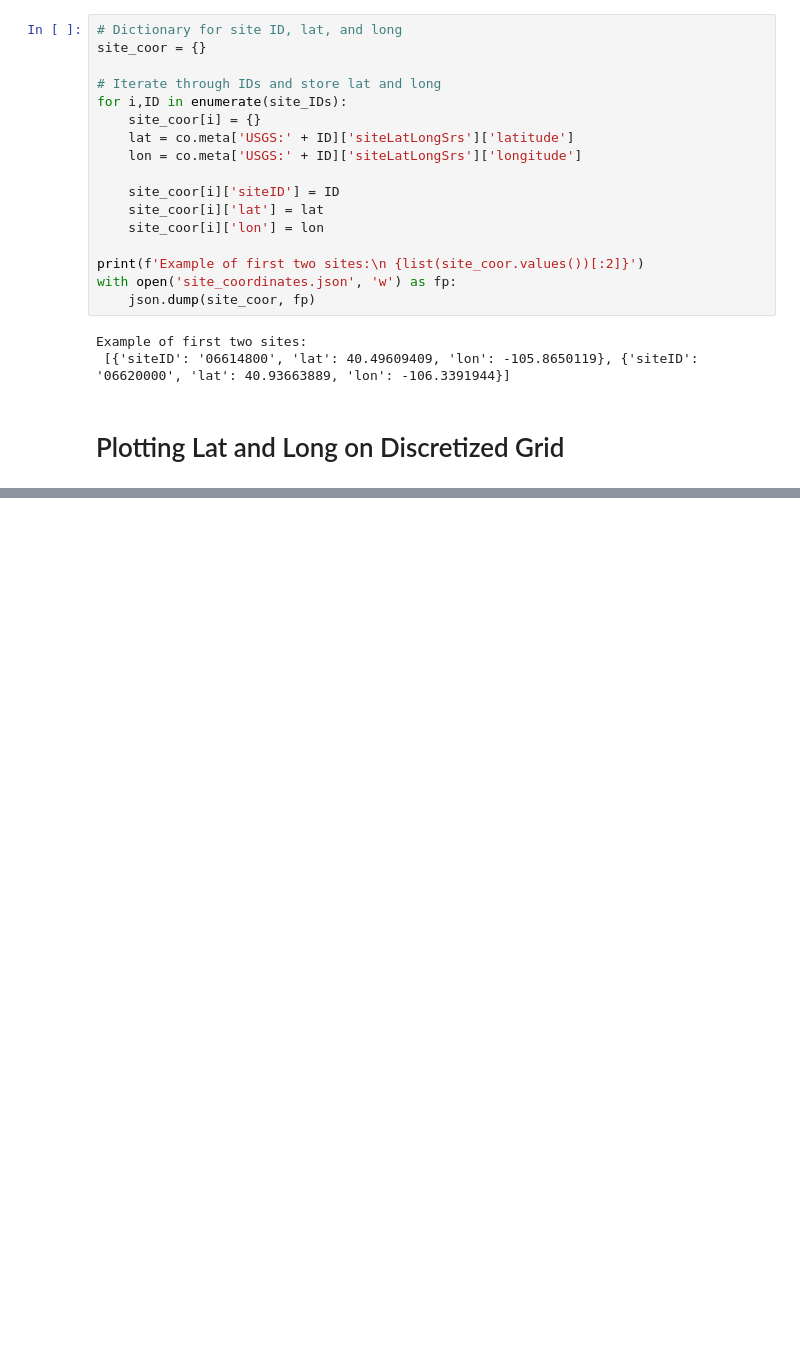
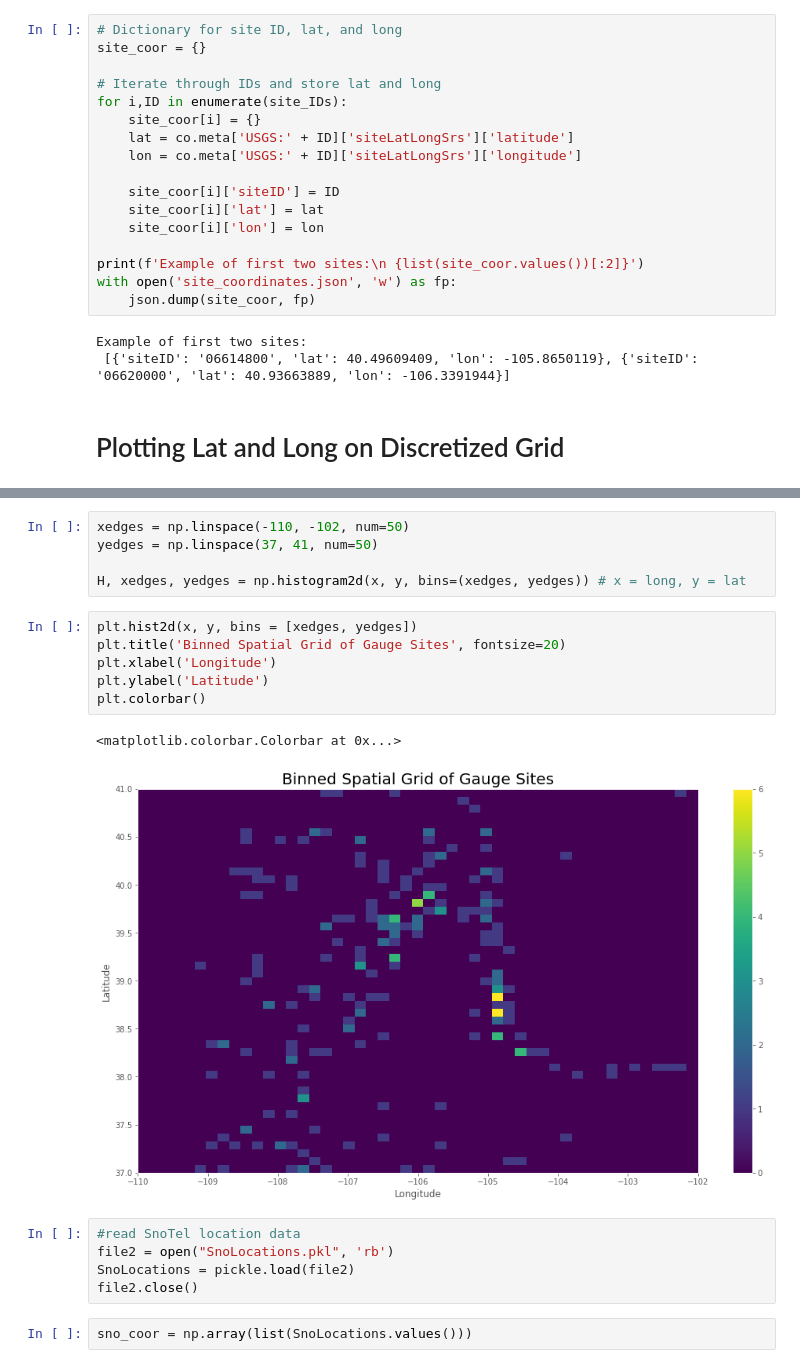
Before and after one commit to DSTG1/team-project, a Jupyter notebook: data_mining_streamflow.ipynb, the cells around one changed output, grey strips where cells are left out. Saved outputs shown, nothing was run; the diff lists cells and outputs as text; blank space fills up the shorter version.

```diff
--- a/data_mining_streamflow.ipynb
+++ b/data_mining_streamflow.ipynb
@@ -138,0 +145,21 @@ Text(0, 0.5, 'Latitude')
+# %%
+xedges = np.linspace(-110, -102, num=50)
+yedges = np.linspace(37, 41, num=50)
+
+H, xedges, yedges = np.histogram2d(x, y, bins=(xedges, yedges)) # x = long, y = lat
+# %%
+plt.hist2d(x, y, bins = [xedges, yedges])
+plt.title('Binned Spatial Grid of Gauge Sites', fontsize=20)
+plt.xlabel('Longitude')
+plt.ylabel('Latitude')
+plt.colorbar()
+# %% [output]
+<matplotlib.colorbar.Colorbar at 0x...>
+[figure, added]
+# %%
+#read SnoTel location data
+file2 = open("SnoLocations.pkl", 'rb')
+SnoLocations = pickle.load(file2)
+file2.close()
+# %%
+sno_coor = np.array(list(SnoLocations.values()))
```
Also changed, not shown: parts of 12 cells of this notebook, 2 other files.
